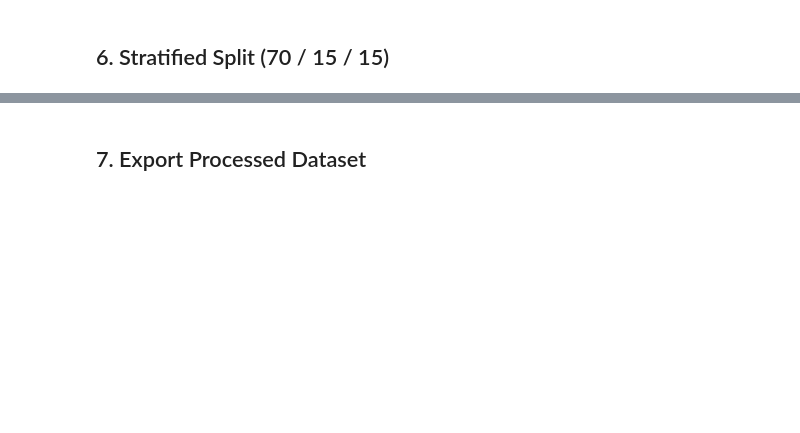
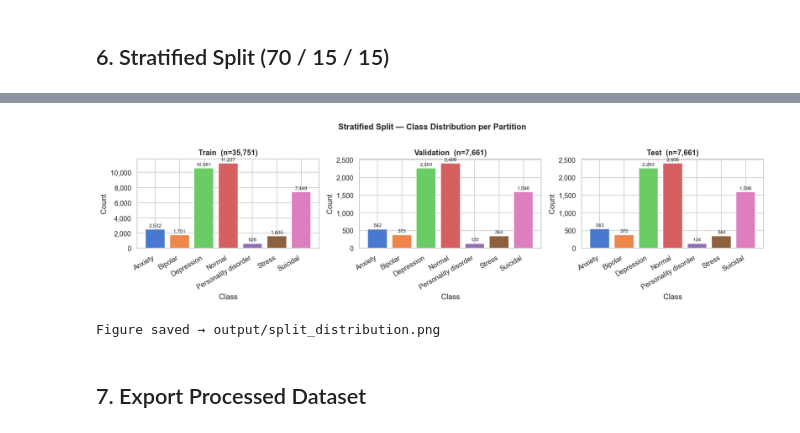
Before and after one commit to ncsalam/SAM-NLP-Transformer, a Jupyter notebook: nlp_preprocessing_pipeline.ipynb, the cells around one changed output, grey strips where cells are left out. Cells and saved outputs as stored; diff of their text form; code cells hidden in the pictures; blank space fills up the shorter version.

```diff
--- a/nlp_preprocessing_pipeline.ipynb
+++ b/nlp_preprocessing_pipeline.ipynb
@@ -425,23 +652,55 @@ print(pd.DataFrame(rows).to_string(index=False))
 # %%
 fig, axes = plt.subplots(1, 3, figsize=(15, 4), sharey=False)
 palette = sns.color_palette('muted', df[LABEL_COL].nunique())
 
 for ax, (name, part) in zip(axes, [('Train', df_train), ('Validation', df_val), ('Test', df_test)]):
     counts = part[LABEL_COL].value_counts().sort_index()
-    ax.bar(counts.index.astype(str), counts.values, color=palette, edgecolor='white')
+
+    ax.bar(
+        counts.index.astype(str),
+        counts.values,
+        color=palette,
+        edgecolor='white'
+    )
+
     ax.set_title(f'{name}  (n={len(part):,})', fontweight='bold')
-    ax.set_xlabel('Class'); ax.set_ylabel('Count')
-    ax.yaxis.set_major_formatter(mticker.FuncFormatter(lambda x, _: f'{int(x):,}'))
+    ax.set_xlabel('Class')
+    ax.set_ylabel('Count')
+
+    ax.yaxis.set_major_formatter(
+        mticker.FuncFormatter(lambda x, _: f'{int(x):,}')
+    )
+
+    # Rotate x-axis labels
+    ax.tick_params(axis='x', rotation=30)
+    for label in ax.get_xticklabels():
+        label.set_ha('right')
+
     for bar in ax.patches:
-        ax.text(bar.get_x() + bar.get_width()/2, bar.get_height() + len(part)*0.005,
-                f'{bar.get_height():,.0f}', ha='center', va='bottom', fontsize=8)
+        ax.text(
+            bar.get_x() + bar.get_width()/2,
+            bar.get_height() + len(part)*0.005,
+            f'{bar.get_height():,.0f}',
+            ha='center',
+            va='bottom',
+            fontsize=8
+        )
 
-plt.suptitle('Stratified Split — Class Distribution per Partition',
-             fontsize=13, fontweight='bold', y=1.02)
+plt.suptitle(
+    'Stratified Split — Class Distribution per Partition',
+    fontsize=13,
+    fontweight='bold',
+    y=1.02
+)
+
 plt.tight_layout()
 plt.savefig(OUTPUT_DIR / 'split_distribution.png', bbox_inches='tight')
 plt.show()
+
 print('Figure saved → output/split_distribution.png')
+# %% [output]
+[figure, added]
+Figure saved → output/split_distribution.png
 # %% [markdown]
 ## 7. Export Processed Dataset
 # %%
```
Also changed, not shown: parts of 28 cells of this notebook, 1 other file.
